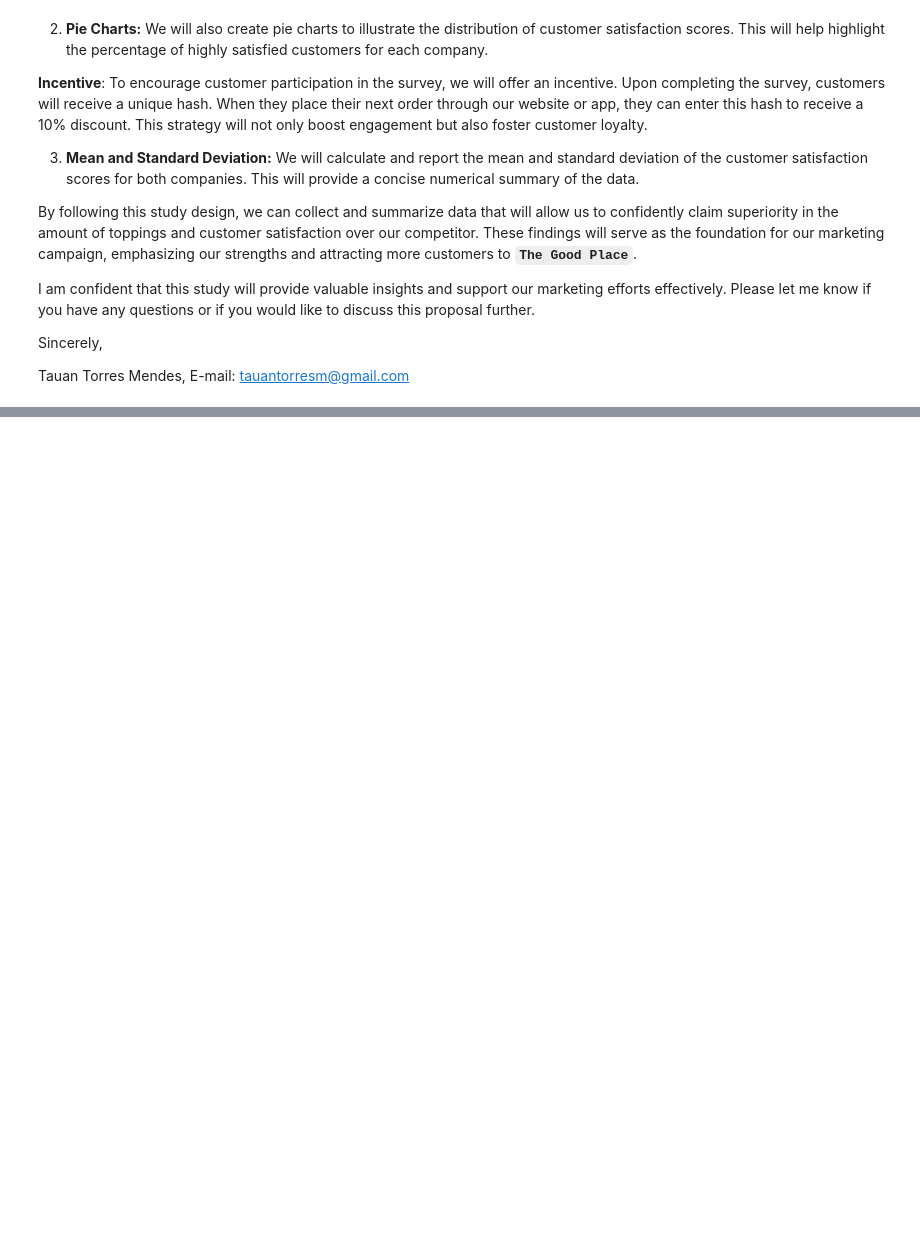
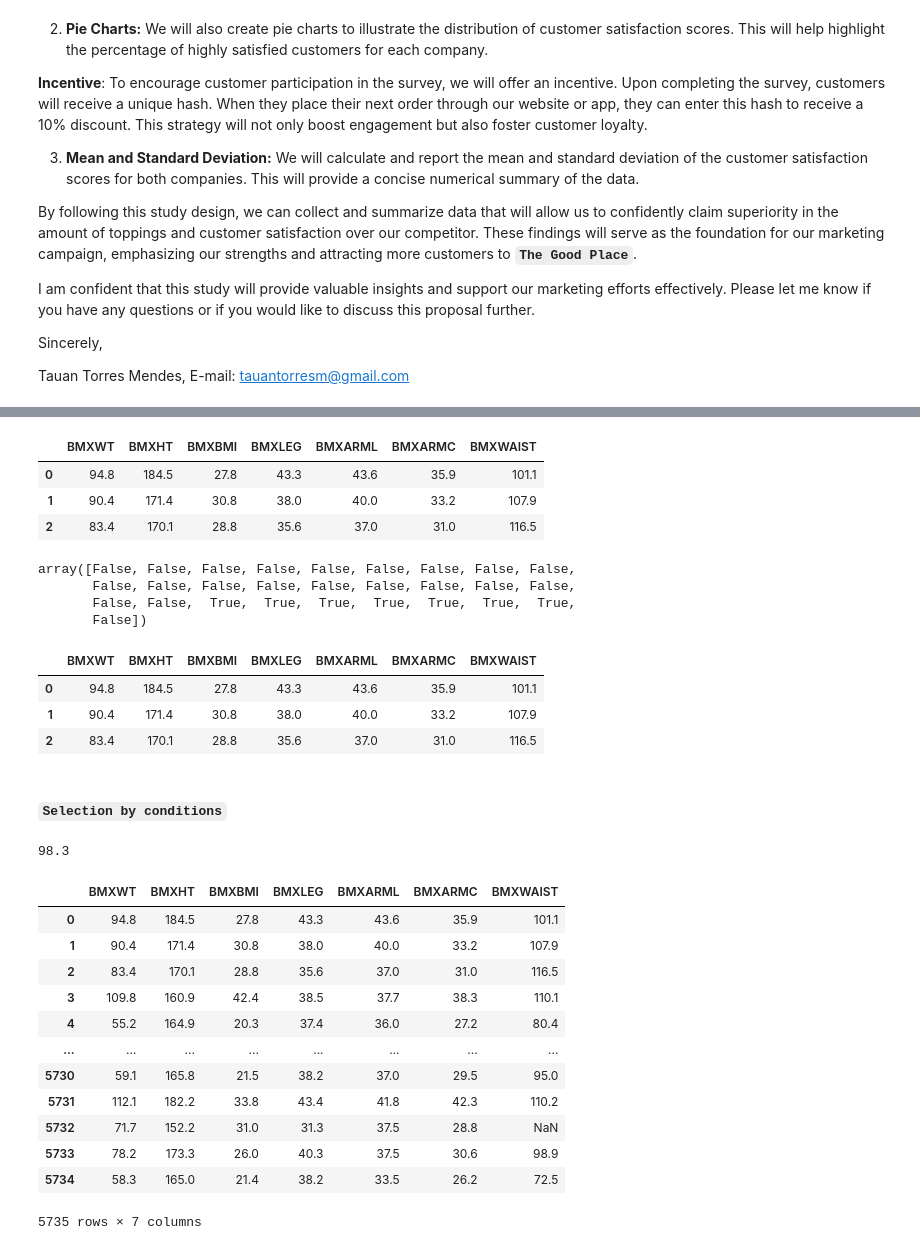
Before and after one commit to tauantorres/understanding-and-visualizing-data-with-python, a Jupyter notebook: week-3-pt-01.ipynb, the cells around one changed output, grey strips where cells are left out. Drawn from its saved outputs; the diff is of its cells as text; code cells hidden in the pictures; blank space fills up the shorter version.

```diff
--- a/week-3-pt-01.ipynb
+++ b/week-3-pt-01.ipynb
@@ -47,0 +50,8 @@ E-mail: tauantorresm@gmail.com
+# %%
+import numpy as np
+import pandas as pd
+pd.set_option('display.max_columns', 30)
+# %%
+path = 'data/nhanes-2015-2016.csv'
+df = pd.read_csv(path)
+df.head()
@@ -47,0 +76,5 @@ E-mail: tauantorresm@gmail.com
+# %%
+keep = [column for column in df.columns if 'BMX' in column]
+# %%
+df_BMX = df[keep]
+df_BMX.head(3)
@@ -47,0 +91,45 @@ E-mail: tauantorresm@gmail.com
+# %%
+df.loc[:, keep].head(3)
+# %% [output]
+|  | BMXWT | BMXHT | BMXBMI | BMXLEG | BMXARML | BMXARMC | BMXWAIST |
+| 0 | 94.8 | 184.5 | 27.8 | 43.3 | 43.6 | 35.9 | 101.1 |
+| 1 | 90.4 | 171.4 | 30.8 | 38.0 | 40.0 | 33.2 | 107.9 |
+| 2 | 83.4 | 170.1 | 28.8 | 35.6 | 37.0 | 31.0 | 116.5 |
+# %%
+index_bool = np.isin(df.columns, keep)
+index_bool
+# %% [output]
+array([False, False, False, False, False, False, False, False, False,
+       False, False, False, False, False, False, False, False, False,
+       False, False,  True,  True,  True,  True,  True,  True,  True,
+       False])
+# %%
+df.iloc[:, index_bool].head(3)
+# %% [output]
+|  | BMXWT | BMXHT | BMXBMI | BMXLEG | BMXARML | BMXARMC | BMXWAIST |
+| 0 | 94.8 | 184.5 | 27.8 | 43.3 | 43.6 | 35.9 | 101.1 |
+| 1 | 90.4 | 171.4 | 30.8 | 38.0 | 40.0 | 33.2 | 107.9 |
+| 2 | 83.4 | 170.1 | 28.8 | 35.6 | 37.0 | 31.0 | 116.5 |
+# %% [markdown]
+#### `Selection by conditions`
+# %%
+waist_median = pd.Series.median(df_BMX['BMXWAIST'])
+waist_median
+# %% [output]
+98.3
+# %%
+df_BMX
+# %% [output]
+|  | BMXWT | BMXHT | BMXBMI | BMXLEG | BMXARML | BMXARMC | BMXWAIST |
+| 0 | 94.8 | 184.5 | 27.8 | 43.3 | 43.6 | 35.9 | 101.1 |
+| 1 | 90.4 | 171.4 | 30.8 | 38.0 | 40.0 | 33.2 | 107.9 |
+| 2 | 83.4 | 170.1 | 28.8 | 35.6 | 37.0 | 31.0 | 116.5 |
+| 3 | 109.8 | 160.9 | 42.4 | 38.5 | 37.7 | 38.3 | 110.1 |
+| 4 | 55.2 | 164.9 | 20.3 | 37.4 | 36.0 | 27.2 | 80.4 |
+| ... | ... | ... | ... | ... | ... | ... | ... |
+| 5730 | 59.1 | 165.8 | 21.5 | 38.2 | 37.0 | 29.5 | 95.0 |
+| 5731 | 112.1 | 182.2 | 33.8 | 43.4 | 41.8 | 42.3 | 110.2 |
+| 5732 | 71.7 | 152.2 | 31.0 | 31.3 | 37.5 | 28.8 | NaN |
+| 5733 | 78.2 | 173.3 | 26.0 | 40.3 | 37.5 | 30.6 | 98.9 |
+| 5734 | 58.3 | 165.0 | 21.4 | 38.2 | 33.5 | 26.2 | 72.5 |
+5735 rows × 7 columns
```
Also changed, not shown: parts of 10 cells of this notebook, 1 other file.
